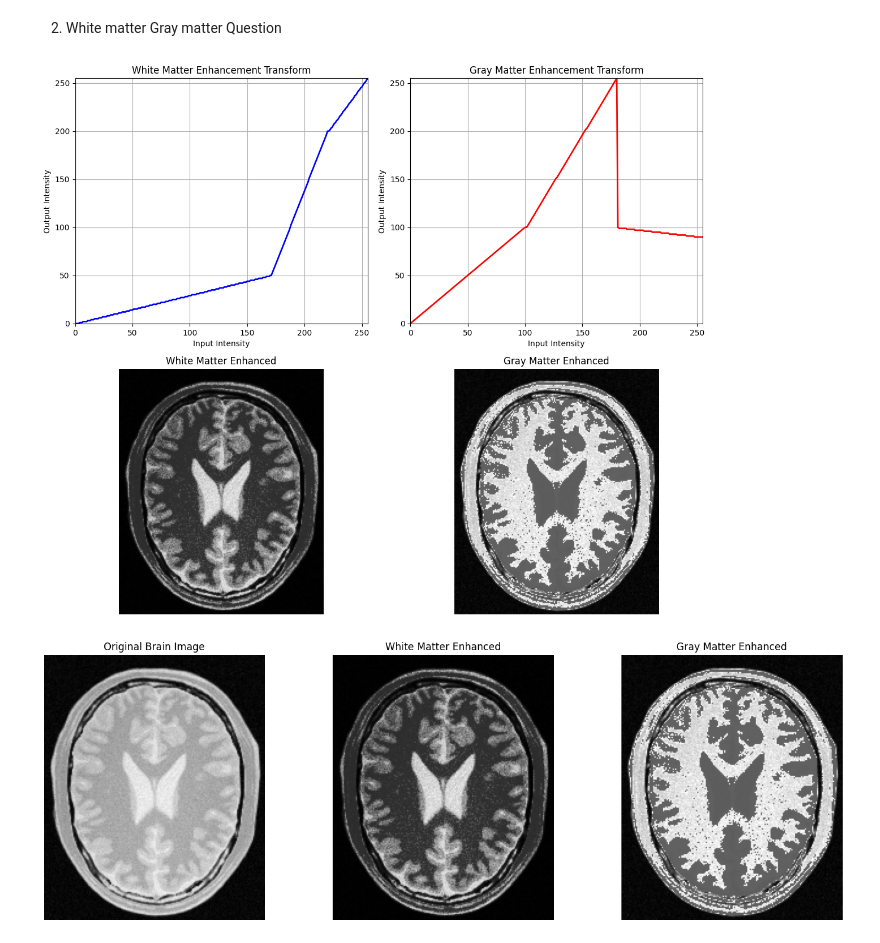
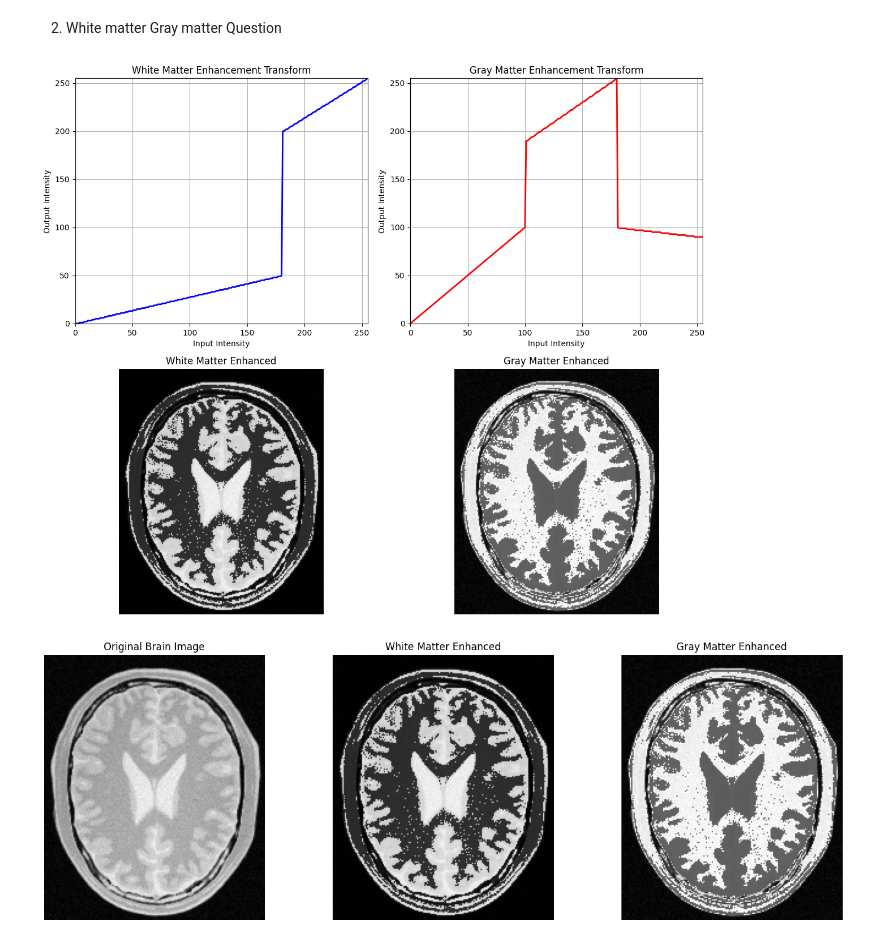
Before and after one commit to RivikulaFernando/Assignment, a Jupyter notebook: assignment.ipynb, the cells around one changed output. Drawn from its saved outputs; the diff is of its cells as text; code cells hidden in the pictures.

```diff
--- a/assignment.ipynb
+++ b/assignment.ipynb
@@ -85,16 +85,16 @@ brain_img = cv.imread(r'a1images\a1images\brain_proton_density_slice.png', cv.IM
 # Create transformation to enhance white matter
 def create_white_matter_transform():
     # Segment 1: (0, 0) -> (170, 50)
-    t1 = np.linspace(0, 50, 171)  # 0-170 input, 0-50 output
+    t1 = np.linspace(0, 50, 181)  # 0-170 input, 0-50 output
 
     # Segment 2: (171, 50) -> (220, 200)
-    t2 = np.linspace(50, 200, 50)  # 171-220 input, 50-200 output
+    t2 = np.linspace(200, 255, 75)  # 171-220 input, 50-200 output
 
     # Segment 3: (221, 200) -> (255, 255)
-    t3 = np.linspace(200, 255, 35)  # 221-255 input, 200-255 output
+    # t3 = np.linspace(200, 255, 35)  # 221-255 input, 200-255 output
 
     # Concatenate all segments to make 256 elements
-    lut = np.concatenate([t1, t2, t3]).astype(np.uint8)
+    lut = np.concatenate([t1, t2]).astype(np.uint8)
     lut = lut[:256]  # Ensure length is exactly 256
     return lut
 
@@ -106,7 +106,7 @@ def create_gray_matter_transform():
     t1 = np.linspace(0, 100, 101)  # 0-170 input, 0-50 output
 
     # Segment 2: (171, 50) -> (220, 200)
-    t2 = np.linspace(100, 255, 80)  # 171-220 input, 50-200 output
+    t2 = np.linspace(190, 255, 80)  # 171-220 input, 50-200 output
 
     # Segment 3: (221, 200) -> (255, 255)
     t3 = np.linspace(100, 90, 75)  # 221-255 input, 200-255 output
@@ -157,32 +157,32 @@ axes[1, 1].set_title('Gray Matter Enhanced')
 axes[1, 1].axis('off')
 
 plt.tight_layout()
 plt.show()
 
 # Also display original vs enhanced images side by side
 fig, axes = plt.subplots(1, 3, figsize=(15, 5))
 
 axes[0].imshow(brain_img, cmap='gray', vmin=0, vmax=255)
 axes[0].set_title('Original Brain Image')
 axes[0].axis('off')
 
 axes[1].imshow(brain_white_enhanced, cmap='gray', vmin=0, vmax=255)
 axes[1].set_title('White Matter Enhanced')
 axes[1].axis('off')
 
 axes[2].imshow(brain_gray_enhanced, cmap='gray', vmin=0, vmax=255)
 axes[2].set_title('Gray Matter Enhanced')
 axes[2].axis('off')
 
 plt.tight_layout()
 plt.show()
 
 # Optional: Display using OpenCV windows
 cv.imshow('Original', brain_img)
 cv.imshow('White Matter Enhanced', brain_white_enhanced)
 cv.imshow('Gray Matter Enhanced', brain_gray_enhanced)
 cv.waitKey(0)
 cv.destroyAllWindows()
 # %% [output]
-[figure, old version]
+[figure, new version]
-[figure, old version]
+[figure, new version]
```
Also changed, not shown: parts of 3 cells of this notebook.
